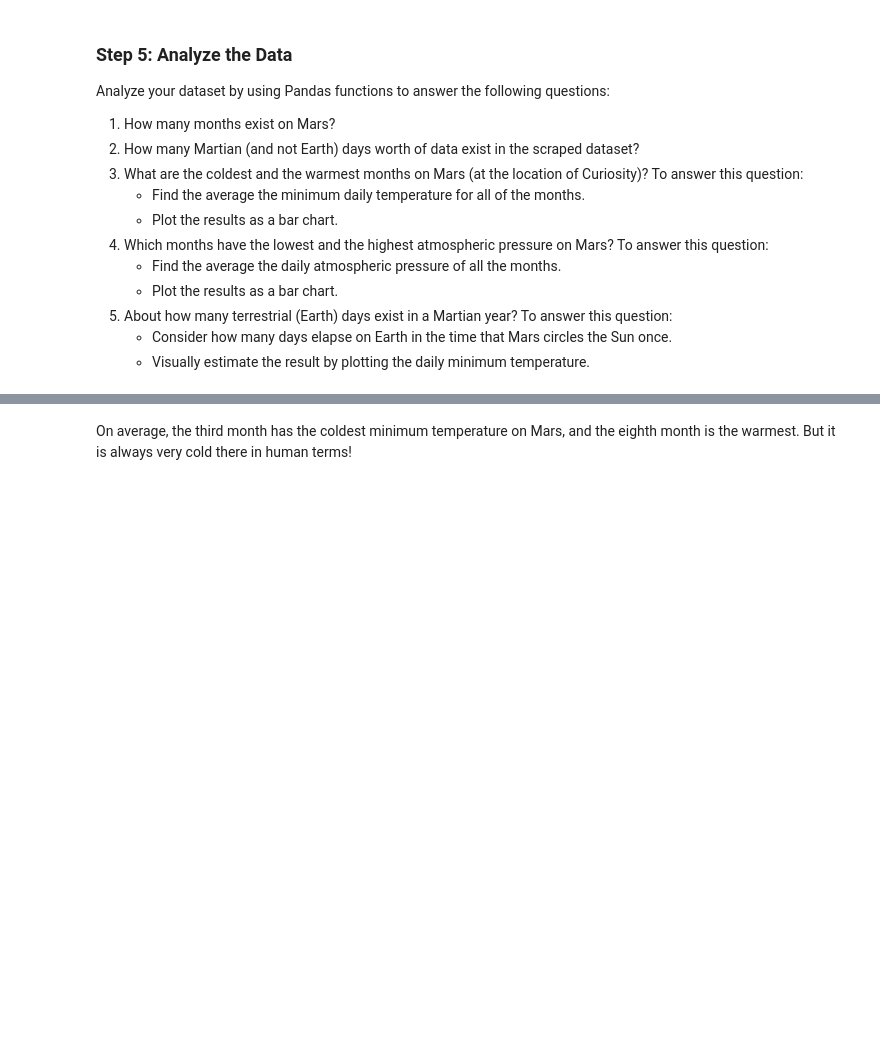
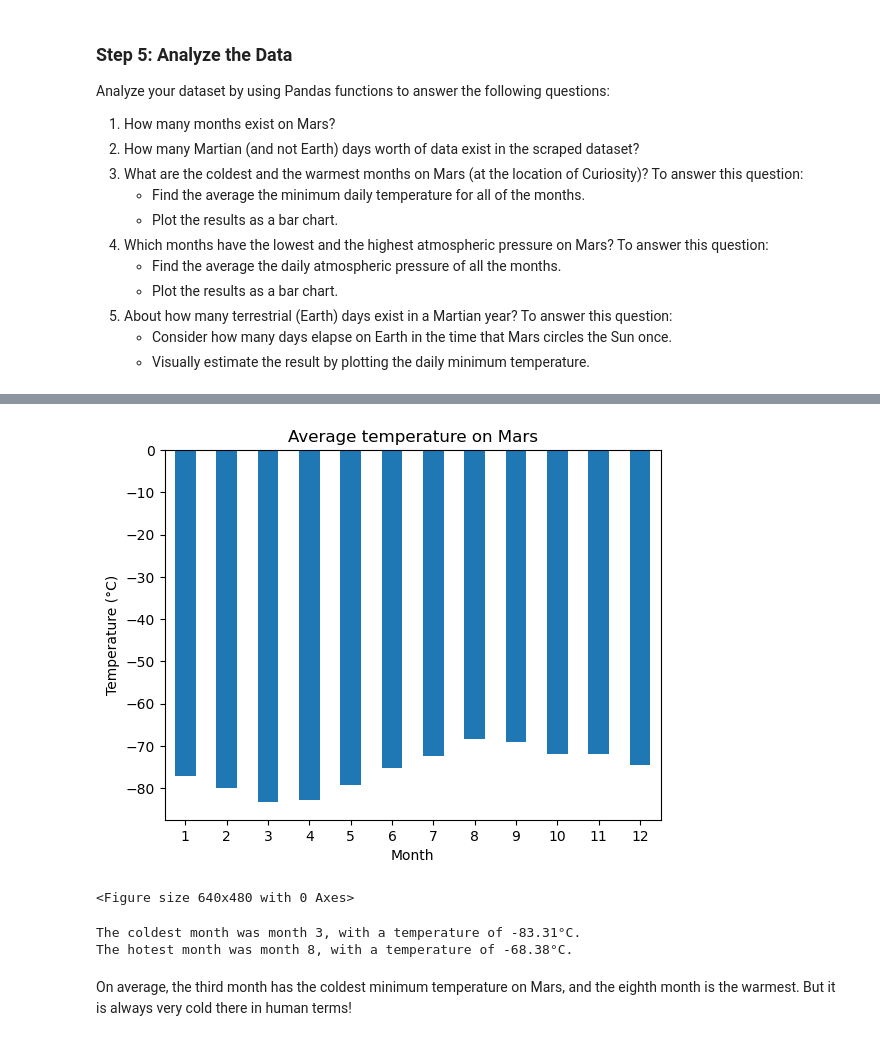
Before and after one commit to tmbiro/web_scraping, a Jupyter notebook: part_2_mars_weather.ipynb, the cells around one changed output, grey strips where cells are left out. Saved outputs shown, nothing was run; the diff lists cells and outputs as text; code cells hidden in the pictures; blank space fills up the shorter version.

```diff
--- a/part_2_mars_weather.ipynb
+++ b/part_2_mars_weather.ipynb
@@ -103,2 +112,9 @@ Examine the data types that are currently associated with each column. If necess
+# %%
+# Change data types for data analysis
+df['terrestrial_date']= pd.to_datetime(df['terrestrial_date'], format="%Y-%m-%d")
+
+
+cols = df.columns.drop('terrestrial_date')
+df[cols] = df[cols].apply(pd.to_numeric, errors='coerce')
 # %%
 # Confirm type changes were successful by examining data types again
@@ -125,2 +154,4 @@ Analyze your dataset by using Pandas functions to answer the following questions
 # %%
 # 3. What is the average low temperature by month?
+average_temp = df.groupby('month')['min_temp'].mean()
+average_temp
@@ -137,2 +173,22 @@ Analyze your dataset by using Pandas functions to answer the following questions
+# %%
+# Plot the average temperature by month
+temp_chart = average_temp.plot(kind="bar", title="Average temperature on Mars", rot=0)
+temp_chart.set_xlabel("Month")
+temp_chart.set_ylabel("Temperature (°C)")
+
+plt.show()
+plt.tight_layout()
+# %% [output]
+[figure, added]
+<Figure size 640x480 with 0 Axes>
+# %%
+# Identify the coldest and hottest months in Curiosity's location
+print(f'''
+The coldest month was month {average_temp.idxmin()}, with a temperature of {round(average_temp.min(),2)}°C.
+The hotest month was month {average_temp.idxmax()}, with a temperature of {round(average_temp.max(),2)}°C.
+''')
+# %% [output]
+The coldest month was month 3, with a temperature of -83.31°C.
+The hotest month was month 8, with a temperature of -68.38°C.
 # %% [markdown]
 On average, the third month has the coldest minimum temperature on Mars, and the eighth month is the warmest. But it is always very cold there in human terms!
```
Also changed, not shown: parts of 18 cells of this notebook, 1 other file.
